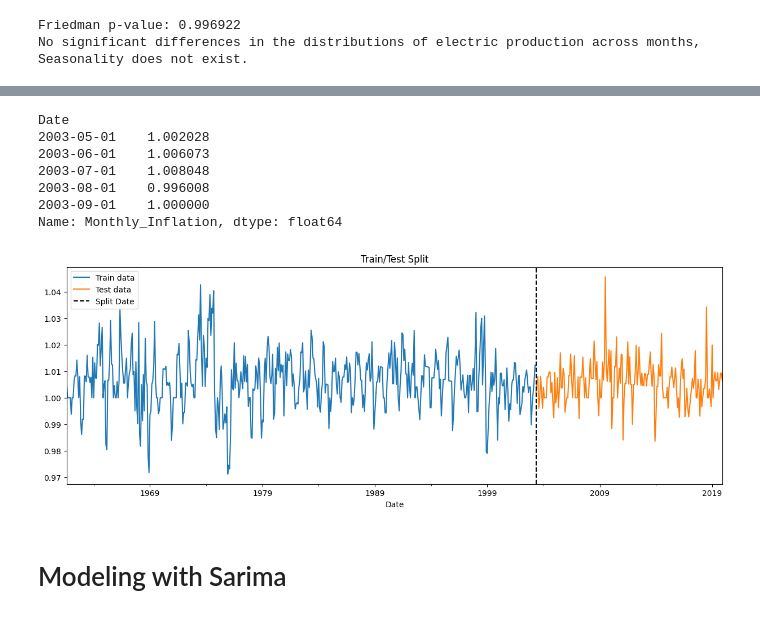
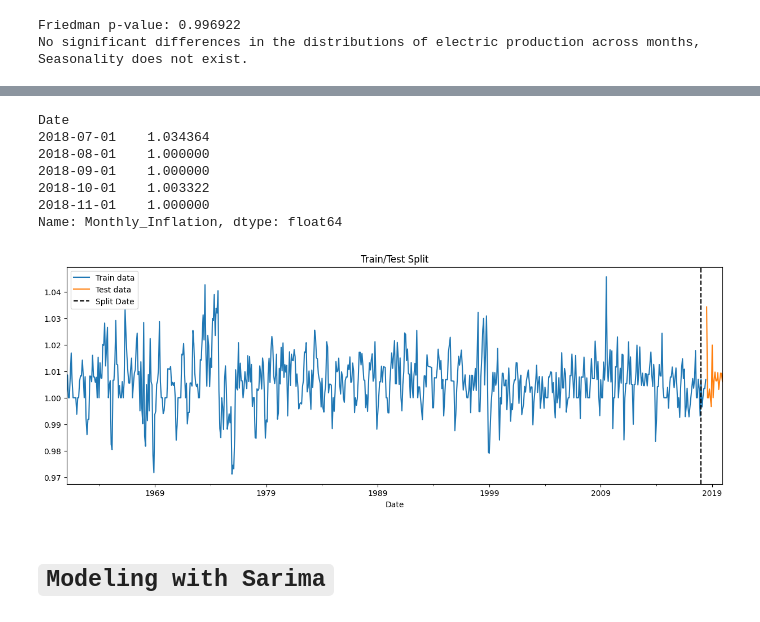
Before and after one commit to injilashah/TSD, a Jupyter notebook: Notebooks/sarima.ipynb, the cells around one changed output, grey strips where cells are left out. Cells and saved outputs as stored; diff of their text form; code cells hidden in the pictures.

Commit message:
updated sarima.py

```diff
--- a/Notebooks/sarima.ipynb
+++ b/Notebooks/sarima.ipynb
@@ -305,32 +303,32 @@ len(infl_df["Monthly_Inflation"])
 # %%
 infl_df.asfreq('ME')
-train = infl_df["Monthly_Inflation"][:-200]
-test = infl_df["Monthly_Inflation"][-200:]# last 200 months for test data
+train = infl_df["Monthly_Inflation"][:-18]
+test = infl_df["Monthly_Inflation"][-18:]# last 48 months for test data
 # %%
 test.head()
 # %% [output]
 Date
-2003-05-01    1.002028
-2003-06-01    1.006073
-2003-07-01    1.008048
-2003-08-01    0.996008
-2003-09-01    1.000000
+2018-07-01    1.034364
+2018-08-01    1.000000
+2018-09-01    1.000000
+2018-10-01    1.003322
+2018-11-01    1.000000
 Name: Monthly_Inflation, dtype: float64
 # %%
 
 
 fig, ax = plt.subplots(figsize=(15, 5))
 
 train.plot(ax=ax, label="Train data")
 test.plot(ax=ax, label="Test data")
 
-ax.axvline("2003-05-01 ", color="black", linestyle="--", label="Split Date")  # ✅ pass an actual date value
+ax.axvline("2018-01-01", color="black", linestyle="--", label="Split Date")  # ✅ pass an actual date value
 
 ax.legend()
 plt.title("Train/Test Split")
 plt.show()
 # %% [output]
-[figure, old version]
+[figure, new version]
 # %% [markdown]
-# Modeling with Sarima
+# `Modeling with Sarima`
 # %% [markdown]
```
Also changed, not shown: parts of 32 cells of this notebook.
